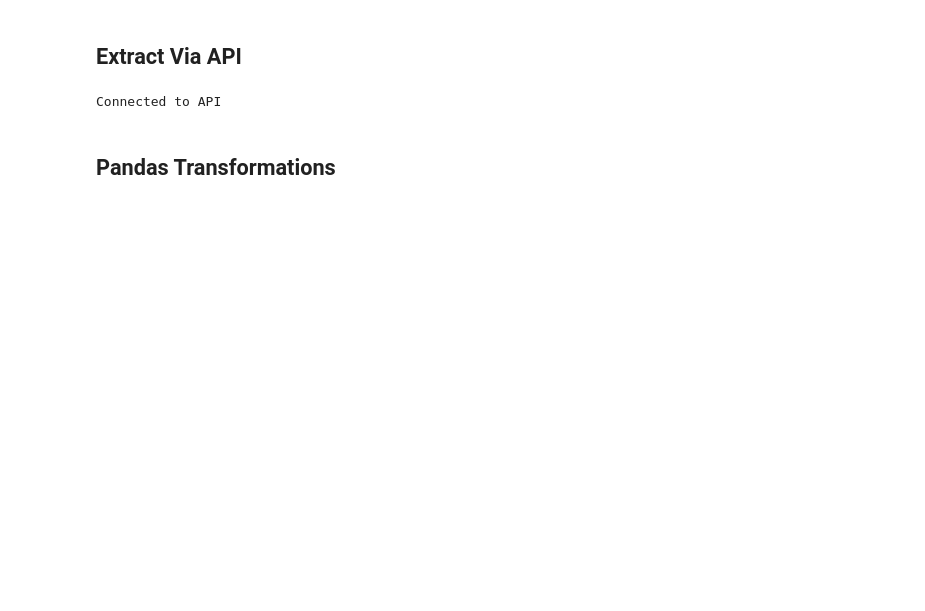
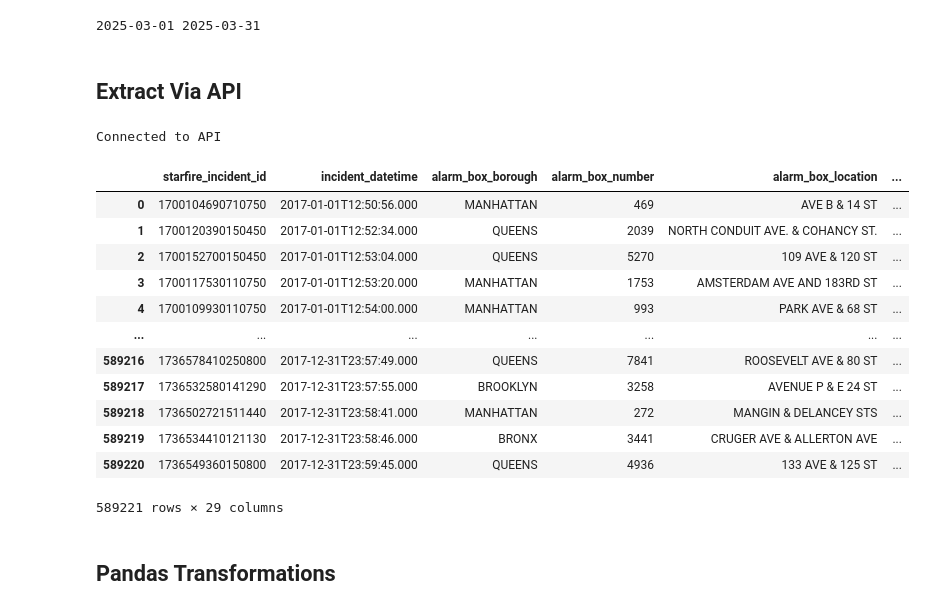
Before and after one commit to danielrgomez/NYC_Fire_Incident_Proj, a Jupyter notebook: Jupyter_Notebook/pull_fire_incidents.ipynb, the cells around one changed output. Drawn from its saved outputs; the diff is of its cells as text; code cells hidden in the pictures; blank space fills up the shorter version.

```diff
--- a/Jupyter_Notebook/pull_fire_incidents.ipynb
+++ b/Jupyter_Notebook/pull_fire_incidents.ipynb
@@ -12,4 +31,67 @@ import pyspark
+# %%
+executiondate = datetime.today()
+first_day, last_day = get_date_range(executiondate)
+print(first_day, last_day)
+# %% [output]
+2025-03-01 2025-03-31
 # %% [markdown]
 ## Extract Via API
 # %%
 client = Socrata("data.cityofnewyork.us", "xoIfIdDlHq6gGzxqLqbUeMpsG")
+# %%
+#Get API between two dates
+@retry(wait=wait_exponential(multiplier=2, min=2, max=16), stop=stop_after_attempt(5))
+def get_data_from_api(api_url,datasetid,incident_date_time_from,incident_date_time_to,offset):
+    # Define the API endpoint
+
+    url = f"https://{api_url}/resource/{datasetid}.json?$where=incident_datetime >= '{incident_date_time_from}T00:00:00' AND incident_datetime < '{incident_date_time_to}T00:00:00'&$limit=1000&$offset={offset}"
+
+    # Make the GET request
+    response = requests.get(url)
+
+    # Check if the request was successful
+    if response.status_code == 200:
+        data = response.json()
+        #print(data)
+    else:
+        print(f"Error: {response.status_code}")
+
+    return data
+try:
+
+    results = get_data_from_api('data.cityofnewyork.us','8m42-w767','2017-01-01','2018-01-01',1000)
+    df = pd.DataFrame.from_records(results)
+    offset_counter = 1000
+
+    while len(results) == 1000:
+        results = get_data_from_api('data.cityofnewyork.us','8m42-w767','2017-01-01','2018-01-01',offset_counter)
+        df = pd.concat([df, pd.DataFrame.from_records(results)], ignore_index=True)
+        offset_counter = 1000 + offset_counter
+
+    #df1 = pd.DataFrame.from_records(results)
+    print("Connected to API")
+    #print(len(results))
+
+except requests.exceptions.RequestException as e:
+    print(f"Failed to fetch data from API: {e}")
+# %% [output]
+Connected to API
+# %%
+df = pd.DataFrame.from_records(results)
+df = pd.concat([df, pd.DataFrame.from_records(results)], ignore_index=True)
+# %%
+df
+# %% [output]
+|  | starfire_incident_id | incident_datetime | alarm_box_borough | alarm_box_number | alarm_box_location | ... |
+| 0 | 1700104690710750 | 2017-01-01T12:50:56.000 | MANHATTAN | 469 | AVE B & 14 ST | ... |
+| 1 | 1700120390150450 | 2017-01-01T12:52:34.000 | QUEENS | 2039 | NORTH CONDUIT AVE. & COHANCY ST. | ... |
+| 2 | 1700152700150450 | 2017-01-01T12:53:04.000 | QUEENS | 5270 | 109 AVE & 120 ST | ... |
+| 3 | 1700117530110750 | 2017-01-01T12:53:20.000 | MANHATTAN | 1753 | AMSTERDAM AVE AND 183RD ST | ... |
+| 4 | 1700109930110750 | 2017-01-01T12:54:00.000 | MANHATTAN | 993 | PARK AVE & 68 ST | ... |
+| ... | ... | ... | ... | ... | ... | ... |
+| 589216 | 1736578410250800 | 2017-12-31T23:57:49.000 | QUEENS | 7841 | ROOSEVELT AVE & 80 ST | ... |
+| 589217 | 1736532580141290 | 2017-12-31T23:57:55.000 | BROOKLYN | 3258 | AVENUE P & E 24 ST | ... |
+| 589218 | 1736502721511440 | 2017-12-31T23:58:41.000 | MANHATTAN | 272 | MANGIN & DELANCEY STS | ... |
+| 589219 | 1736534410121130 | 2017-12-31T23:58:46.000 | BRONX | 3441 | CRUGER AVE & ALLERTON AVE | ... |
+| 589220 | 1736549360150800 | 2017-12-31T23:59:45.000 | QUEENS | 4936 | 133 AVE & 125 ST | ... |
+589221 rows × 29 columns
@@ -20,10 +142,8 @@ def get_data_from_api(client,data_set,limit_rows):
     return results
 try:
     #results = client.get("8m42-w767", limit=50)
-    results = get_data_from_api(client,"8m42-w767",10000)
+    results = get_data_from_api(client,"8m42-w767",20)
     print("Connected to API")
 
 except requests.exceptions.RequestException as e:
     print(f"Failed to fetch data from API: {e}")
-# %% [output]
-Connected to API
```
Also changed, not shown: parts of 10 cells of this notebook, 4 other files.
